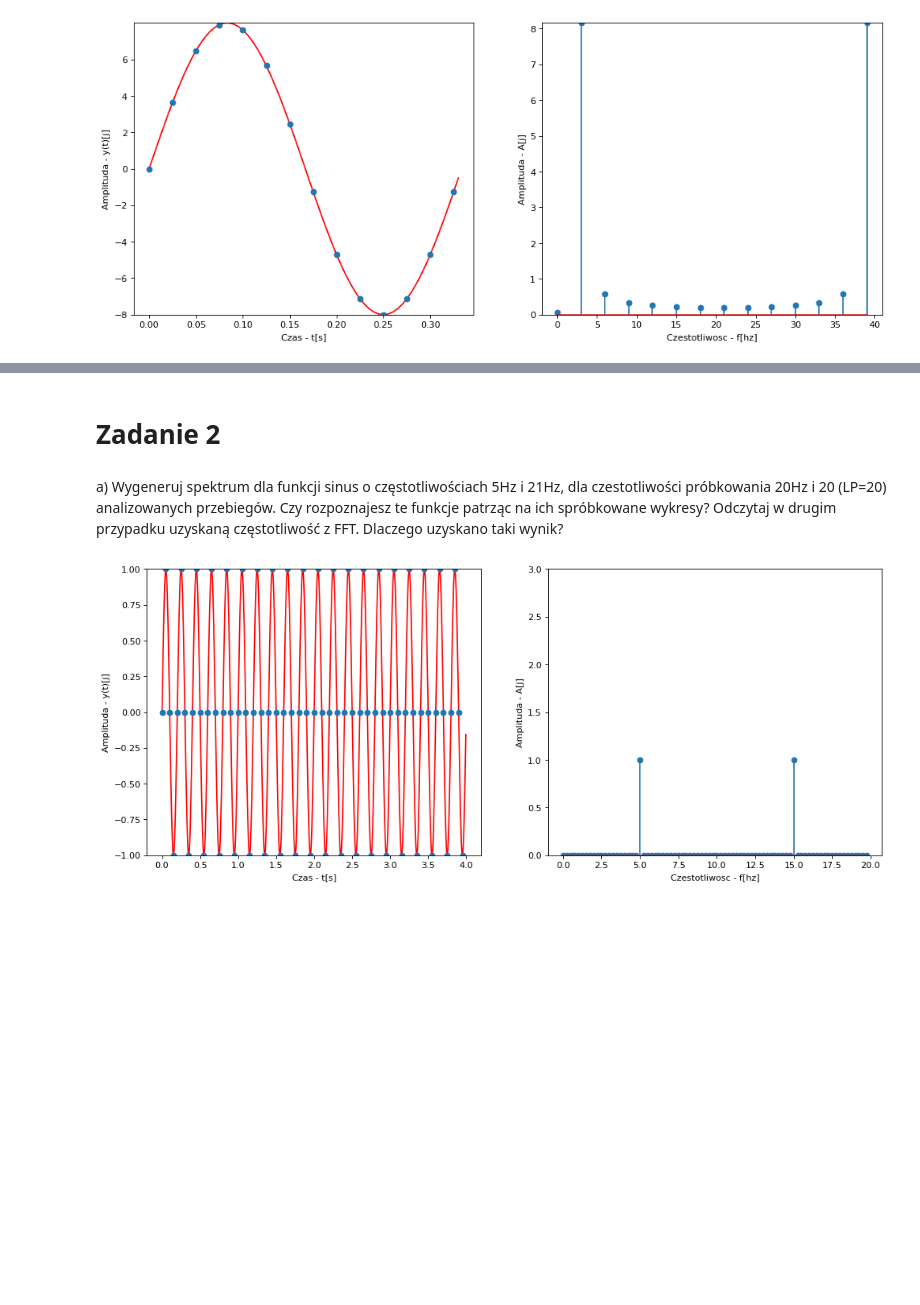
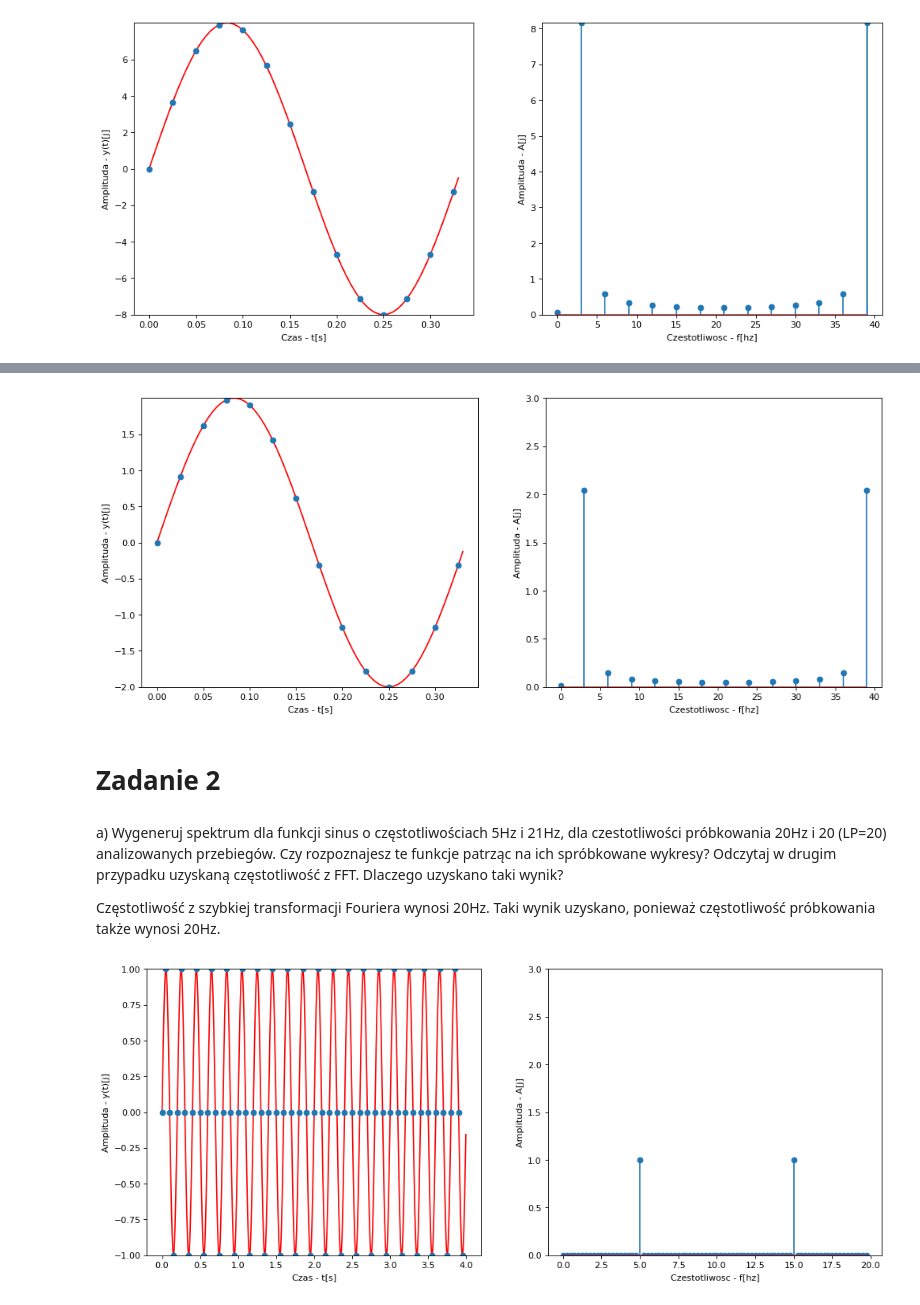
Before and after one commit to feliksczart/kck, a Jupyter notebook: Sygnaly1/Sygnaly-Lab1-clear.ipynb, the cells around one changed output, grey strips where cells are left out. Saved outputs shown, nothing was run; the diff lists cells and outputs as text; code cells hidden in the pictures; blank space fills up the shorter version.

```diff
--- a/Sygnaly1/Sygnaly-Lab1-clear.ipynb
+++ b/Sygnaly1/Sygnaly-Lab1-clear.ipynb
@@ -196,7 +200,13 @@ many_arguments(f=3, A=8, LP=1)
+# %%
+many_arguments(f=3, A=2, LP=1)
+# %% [output]
+[figure, added]
 # %% [markdown]
 # Zadanie 2
 # %% [markdown]
 a) Wygeneruj spektrum dla funkcji sinus o częstotliwościach 5Hz i 21Hz, dla czestotliwości próbkowania 20Hz i 20 (LP=20) analizowanych przebiegów. Czy rozpoznajesz te funkcje patrząc na ich spróbkowane wykresy? Odczytaj w drugim przypadku uzyskaną częstotliwość z FFT. Dlaczego uzyskano taki wynik?
+
+Częstotliwość z szybkiej transformacji Fouriera wynosi 20Hz. Taki wynik uzyskano, ponieważ częstotliwość próbkowania także wynosi 20Hz.
 # %%
 # f=5, w=20, LP=20
 many_arguments(f=5, w=20, LP=20)
```
Also changed, not shown: parts of 12 cells of this notebook, 2 other files.
